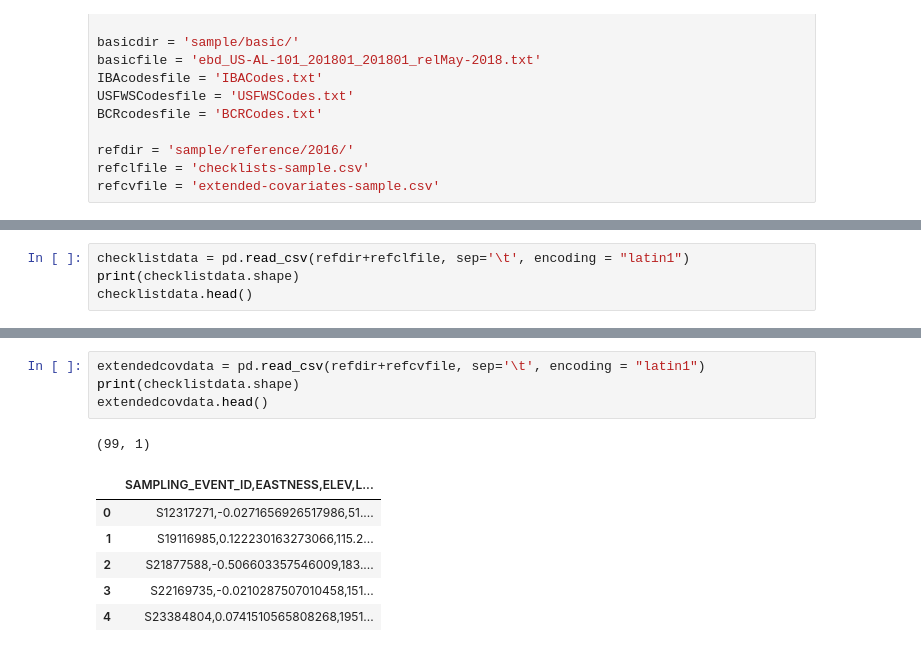
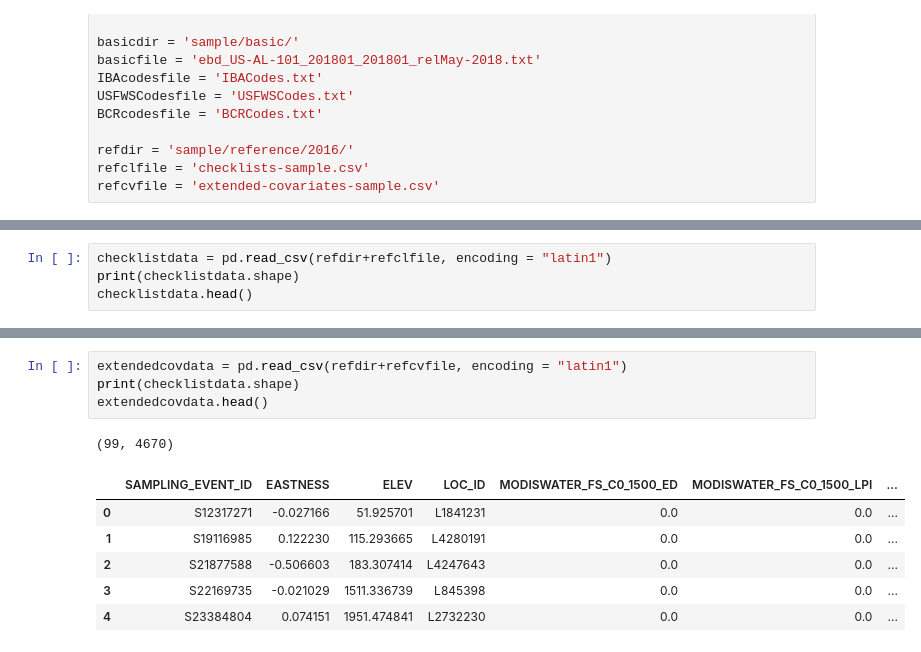
Before and after one commit to quill65/ebird, a Jupyter notebook: JMB_ebird_sample_load_v1.ipynb, the cells around one changed output, grey strips where cells are left out. Drawn from its saved outputs; the diff is of its cells as text.

```diff
--- a/JMB_ebird_sample_load_v1.ipynb
+++ b/JMB_ebird_sample_load_v1.ipynb
@@ -100,7 +100,7 @@ BCRcodedata.head()
 | 3 | 4 | NORTHWESTERN_INTERIOR_FOREST |
 | 4 | 5 | NORTHERN_PACIFIC_RAINFOREST |
 # %%
-checklistdata = pd.read_csv(refdir+refclfile, sep='\t', encoding = "latin1")
+checklistdata = pd.read_csv(refdir+refclfile, encoding = "latin1")
 print(checklistdata.shape)
 checklistdata.head()
 # %% [output]
@@ -114,12 +115,12 @@ checklistdata.head()
 # %%
-extendedcovdata = pd.read_csv(refdir+refcvfile, sep='\t', encoding = "latin1")
+extendedcovdata = pd.read_csv(refdir+refcvfile, encoding = "latin1")
 print(checklistdata.shape)
 extendedcovdata.head()
 # %% [output]
-(99, 1)
+(99, 4670)
-|  | SAMPLING_EVENT_ID,EASTNESS,ELEV,L... |
-| 0 | S12317271,-0.0271656926517986,51.... |
-| 1 | S19116985,0.122230163273066,115.2... |
-| 2 | S21877588,-0.506603357546009,183.... |
-| 3 | S22169735,-0.0210287507010458,151... |
-| 4 | S23384804,0.0741510565808268,1951... |
+|  | SAMPLING_EVENT_ID | EASTNESS | ELEV | LOC_ID | MODISWATER_FS_C0_1500_ED | MODISWATER_FS_C0_1500_LPI | ... |
+| 0 | S12317271 | -0.027166 | 51.925701 | L1841231 | 0.0 | 0.0 | ... |
+| 1 | S19116985 | 0.122230 | 115.293665 | L4280191 | 0.0 | 0.0 | ... |
+| 2 | S21877588 | -0.506603 | 183.307414 | L4247643 | 0.0 | 0.0 | ... |
+| 3 | S22169735 | -0.021029 | 1511.336739 | L845398 | 0.0 | 0.0 | ... |
+| 4 | S23384804 | 0.074151 | 1951.474841 | L2732230 | 0.0 | 0.0 | ... |
```
Also changed, not shown: parts of 5 cells of this notebook.
